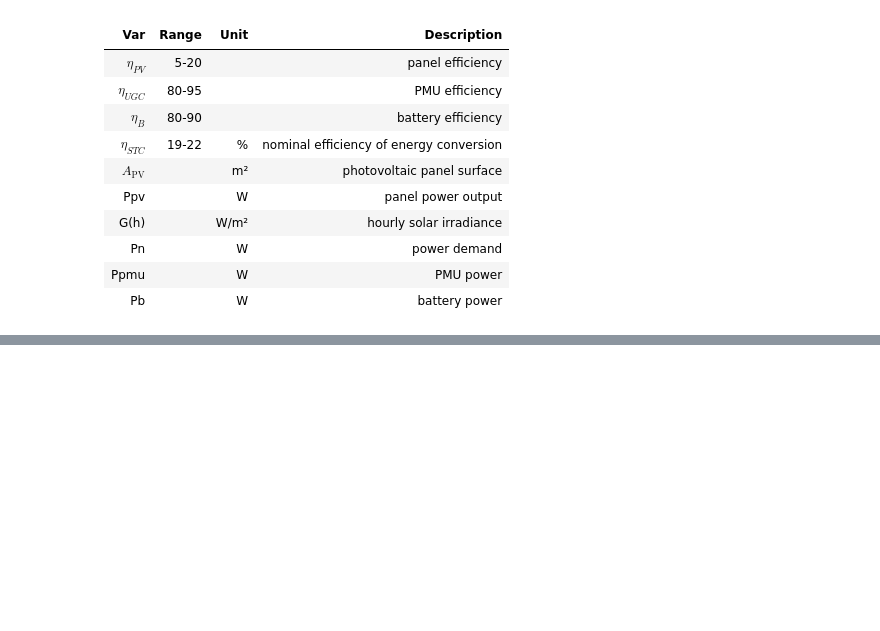
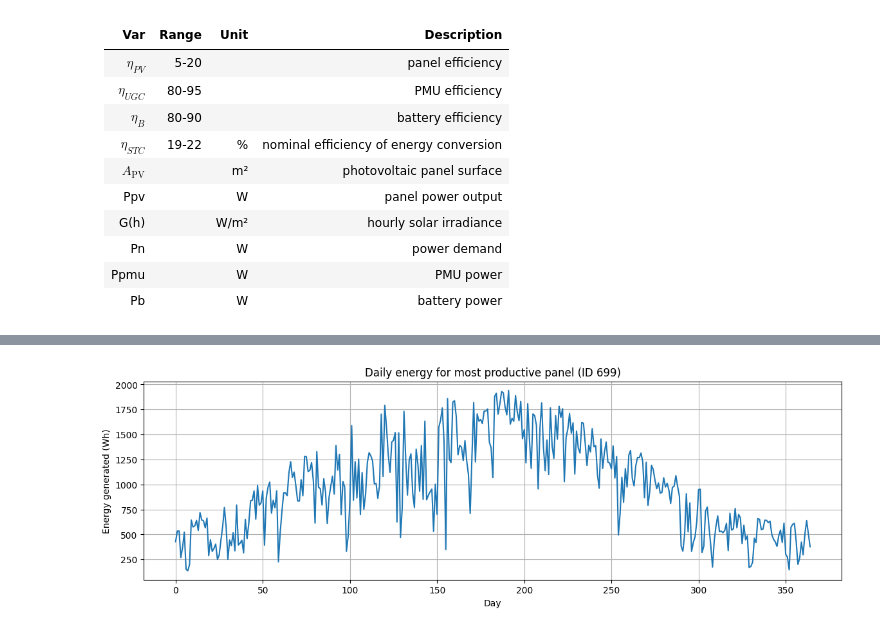
Before and after one commit to UCLM-ARCO/oasis-ehs, a Jupyter notebook: dataset.ipynb, the cells around one changed output, grey strips where cells are left out. Saved outputs shown, nothing was run; the diff lists cells and outputs as text; code cells hidden in the pictures; blank space fills up the shorter version.

Commit message:
panel energy

```diff
--- a/dataset.ipynb
+++ b/dataset.ipynb
@@ -639,0 +136,19 @@ Primeros 5 paneles en hora de máxima irradiancia (hora 6):
+# %%
+# Calcular la potencia de cada panel para cada valor de irradiancia
+
+panel_powers = []
+for idx, panel in panels_df.iterrows():
+    Apv = panel['Apv(m2)']
+    nstc = panel['eta_stc(%)'] / 100  # convertir a fracción
+
+    powers = []
+    for Gh in data[data.columns[3]]:
+        powers.append(panel_power(Gh, Apv, nstc))
+    panel_powers.append(powers)
+
+panel_powers = pd.DataFrame(panel_powers)
+panel_powers.index = panels_df['Panel_ID']
+panel_powers.columns = [f"Gh_{i}" for i in range(len(panel_powers.columns))]
+
+print("Potencia calculada para todos los paneles y todas las irradiancias.")
+display(panel_powers.head())
@@ -639,0 +181,10 @@ Primeros 5 paneles en hora de máxima irradiancia (hora 6):
+# %%
+# Calculate daily energy generated by each panel (Wh/day)
+num_days = len(panel_powers.columns) // 24
+day_labels = [f"day_{(i//24+1):03d}" for i in range(len(panel_powers.columns))]
+panel_daily_energy = panel_powers.copy()
+panel_daily_energy.columns = day_labels
+panel_daily_energy = panel_daily_energy.T.groupby(level=0).sum().T
+panel_daily_energy.index = panels_df['Panel_ID']
+print("Daily energy generated by each panel (Wh/day):")
+display(panel_daily_energy.head())
@@ -639,0 +201,13 @@ Primeros 5 paneles en hora de máxima irradiancia (hora 6):
+# %%
+# Plot daily energy for the most productive panel
+most_productive_panel_id = panel_daily_energy.sum(axis=1).idxmax()
+energy_per_day = panel_daily_energy.loc[most_productive_panel_id]
+plt.figure(figsize=(14,4))
+plt.plot(energy_per_day.values)
+plt.title(f"Daily energy for most productive panel (ID {most_productive_panel_id})")
+plt.xlabel("Day")
+plt.ylabel("Energy generated (Wh)")
+plt.grid(True)
+plt.show()
+# %% [output]
+[figure, added]
```
Also changed, not shown: parts of 23 cells of this notebook.
